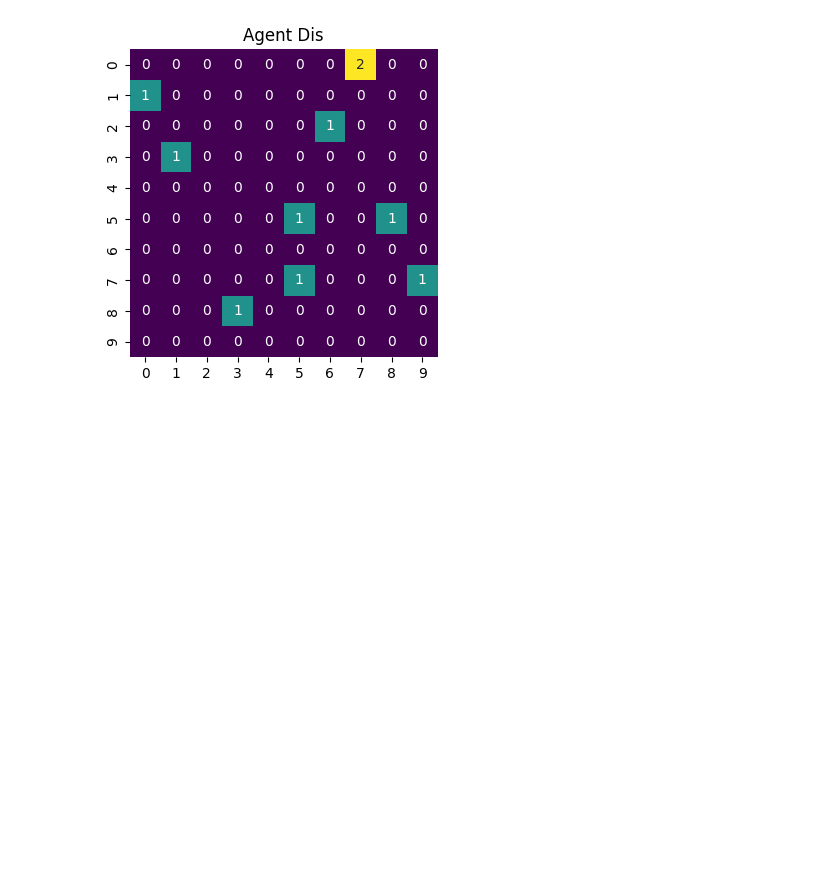
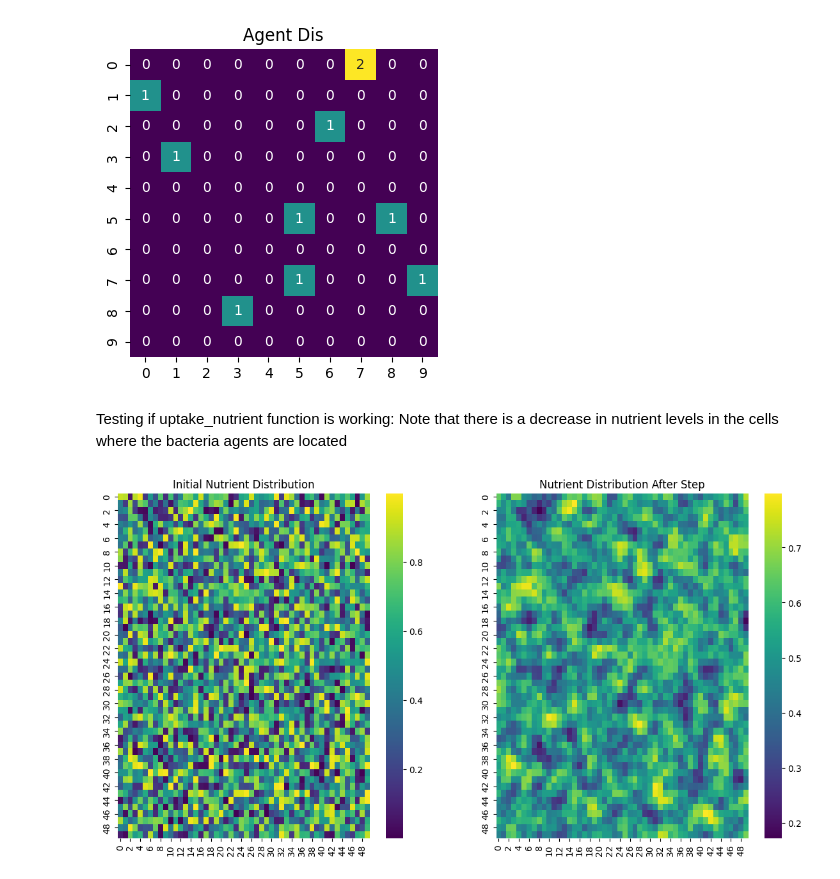
Before and after one commit to tvlpirb/gcb-antibiotics-sim, a Jupyter notebook: simulation_model/simulation.ipynb, the cells around one changed output. Saved outputs shown, nothing was run; the diff lists cells and outputs as text; code cells hidden in the pictures; blank space fills up the shorter version.

Commit message:
Note heatmaps for testing uptake_nutrient

```diff
--- a/simulation_model/simulation.ipynb
+++ b/simulation_model/simulation.ipynb
@@ -146,3 +146,29 @@ f.set(title="Agent Dis")
 # %% [output]
 [Text(0.5, 1.0, 'Agent Dis')]
 [figure]
+# %% [markdown]
+Testing if uptake_nutrient function is working: Note that there is a decrease in nutrient levels in the cells where the bacteria agents are located
+# %%
+import matplotlib.pyplot as plt
+
+# Create the model
+model = SimModel(50, 50, uptake_rate=0.1)
+
+# Create a figure with 2 subplots
+fig, axs = plt.subplots(1, 2, figsize=(14, 7))
+
+# Plot the initial nutrient distribution
+sns.heatmap(model.grid.properties["nutrient"].data, cmap="viridis", ax=axs[0])
+axs[0].set_title("Initial Nutrient Distribution")
+
+# Run the model step
+model.step()
+
+# Plot the nutrient distribution after running the model step
+sns.heatmap(model.grid.properties["nutrient"].data, cmap="viridis", ax=axs[1])
+axs[1].set_title("Nutrient Distribution After Step")
+
+# Show the figure
+plt.show()
+# %% [output]
+[figure, added]
```
Also changed, not shown: parts of 1 cell of this notebook.
